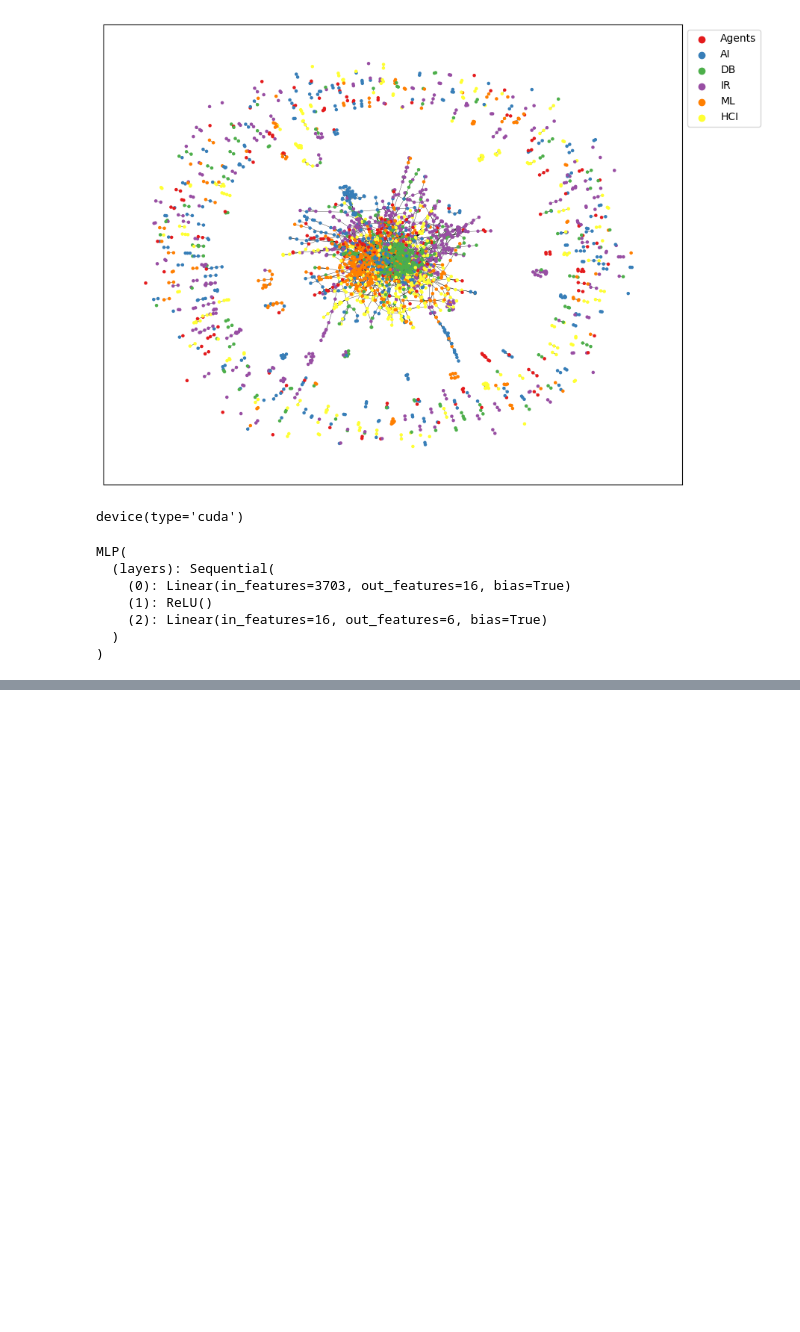
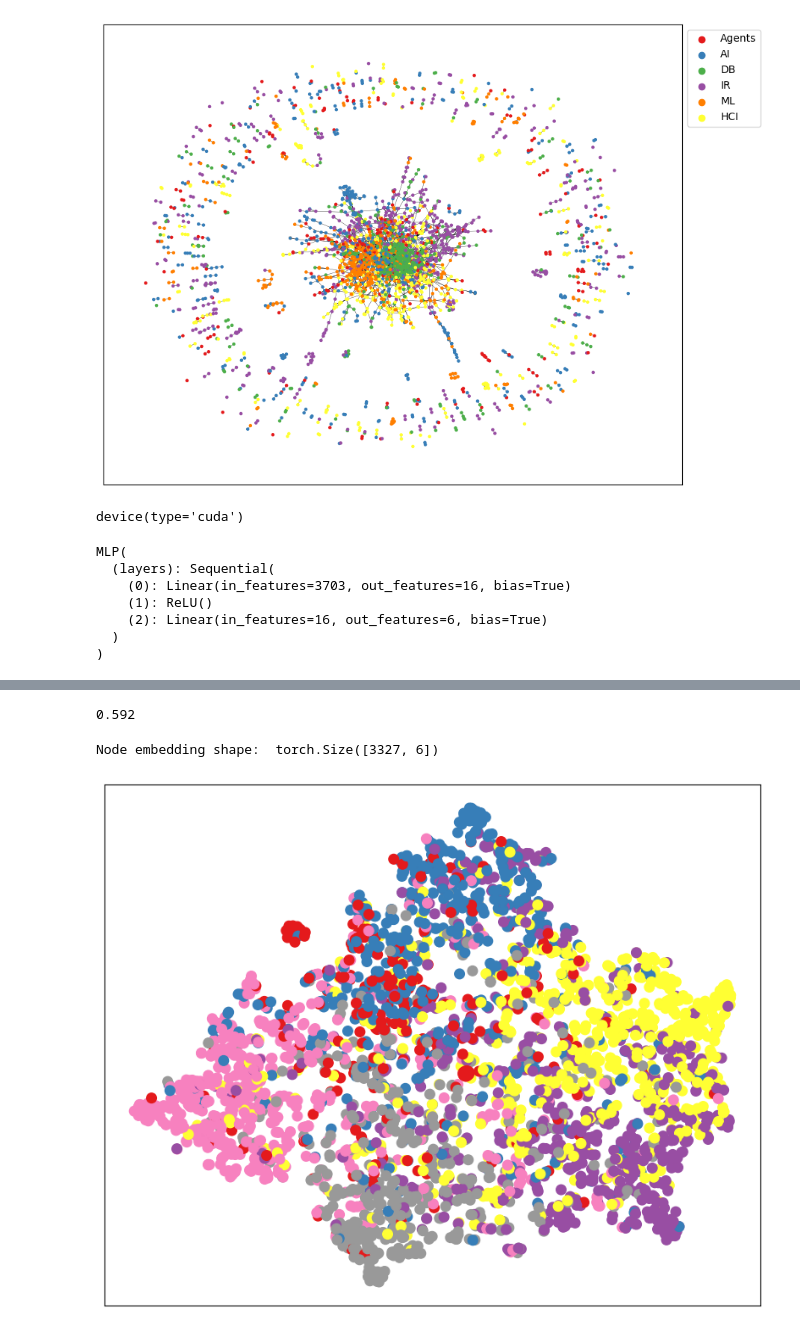
Before and after one commit to HanielUlises/Geometric-DL, a Jupyter notebook: GNNs/GNN.ipynb, the cells around one changed output, grey strips where cells are left out. Drawn from its saved outputs; the diff is of its cells as text; code cells hidden in the pictures; blank space fills up the shorter version.

```diff
--- a/GNNs/GNN.ipynb
+++ b/GNNs/GNN.ipynb
@@ -196,3 +196,34 @@ Epoch: 170,                Train Loss: 0.155,                Train Acc: 1.000 Va
 Epoch: 180,                Train Loss: 0.148,                Train Acc: 1.000 Val Acc: 0.560
 Epoch: 190,                Train Loss: 0.142,                Train Acc: 1.000 Val Acc: 0.562
 Epoch: 200,                Train Loss: 0.137,                Train Acc: 1.000 Val Acc: 0.562
+# %%
+model.eval()
+
+pred = model(citeseer_graph).argmax(dim=1)
+correct = (pred[citeseer_dataset.test_mask] == citeseer_graph.y[citeseer_graph.test_mask]).sum()
+test_acc = int(correct)/int(citeseer_graph.test_mask.sum())
+
+test_acc
+# %% [output]
+0.592
+# %%
+from sklearn.manifold import TSNE
+
+def visualize(h, color):
+    z = TSNE(n_components=2).fit_transform(h.detach().cpu().numpy())
+
+    plt.figure(figsize=(10,8))
+    plt.xticks([])
+    plt.yticks([])
+
+    plt.scatter(z[:,0], z[:,1], s=70, c=color, cmap="Set1")
+    plt.show()
+# %%
+model.eval()
+out = model(citeseer_graph)
+
+print("Node embedding shape: ", out.shape)
+visualize(out, color=citeseer_graph.cpu().y)
+# %% [output]
+Node embedding shape:  torch.Size([3327, 6])
+[figure, added]
```
Also changed, not shown: 22 other files.
